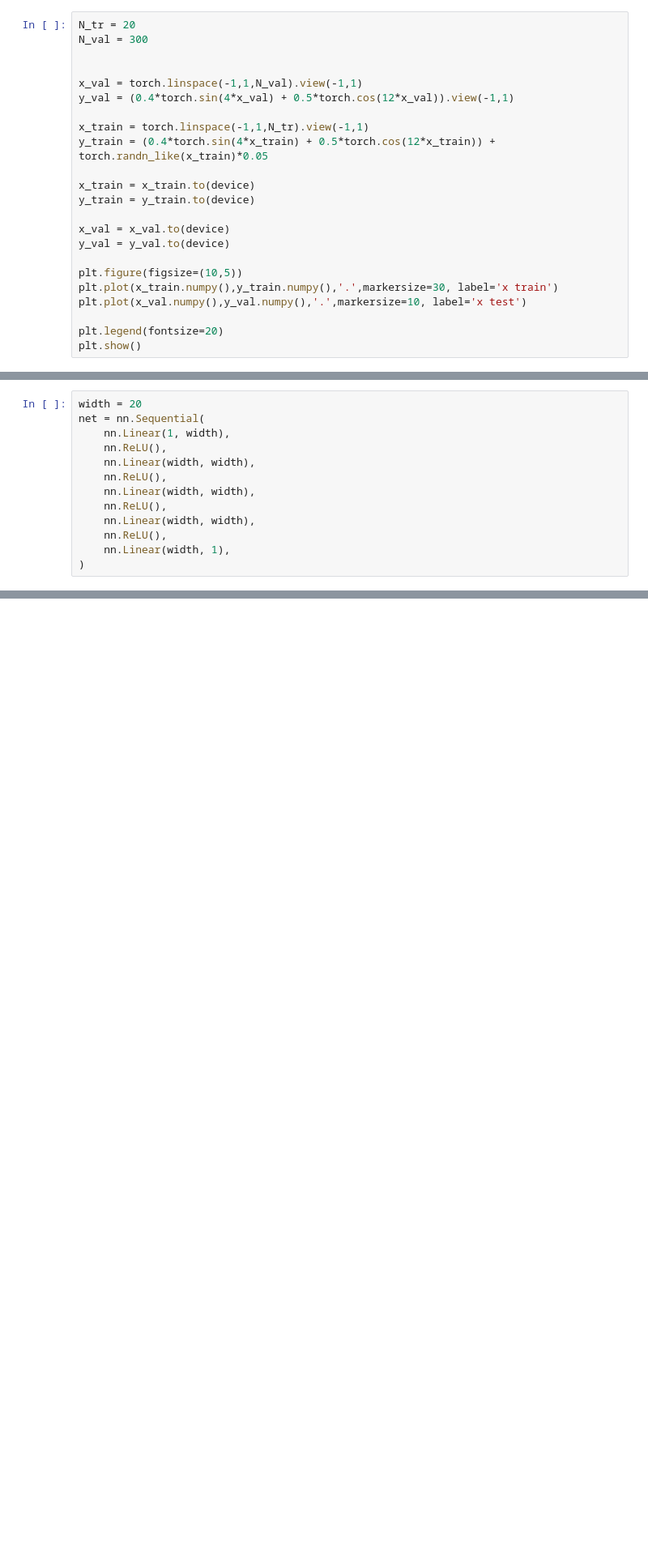
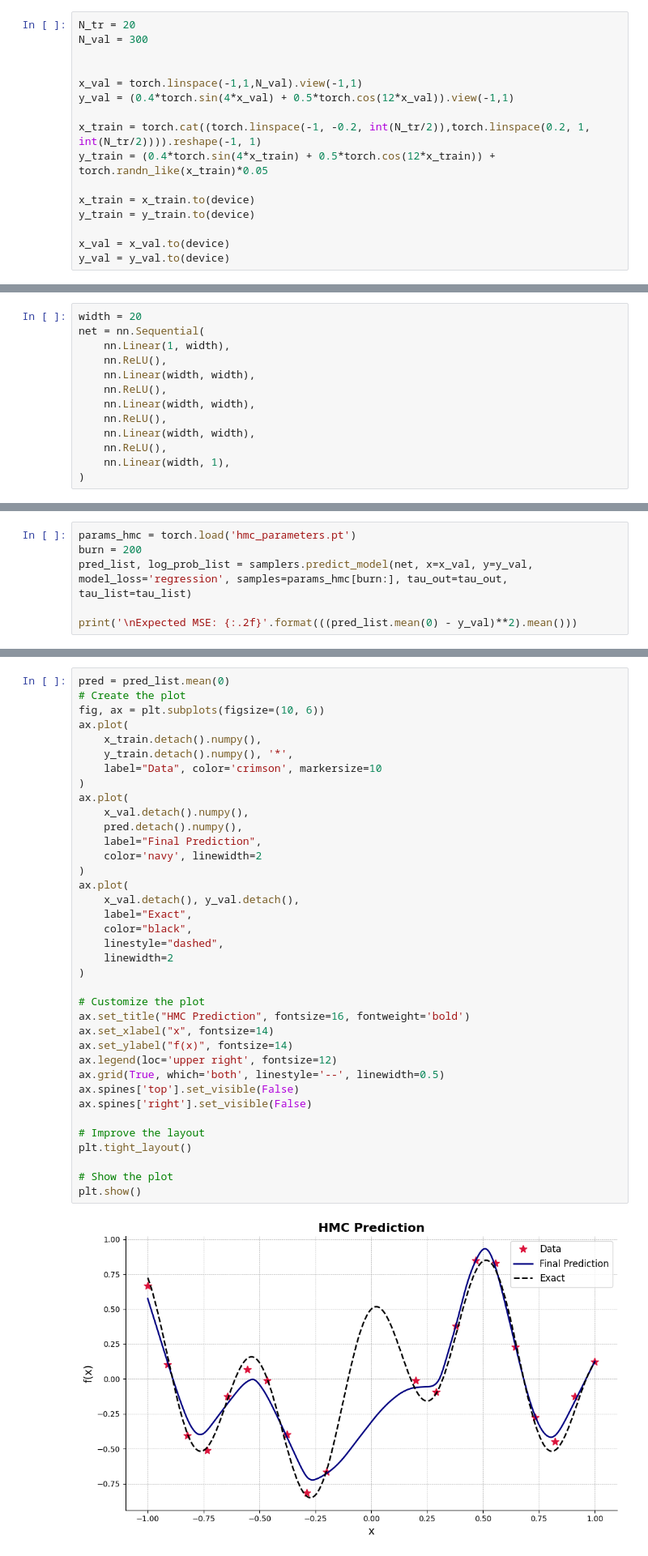
Before and after one commit to ponkrshnan/SIAM_MS24_tutorial, a Jupyter notebook: Bayesian_networks/HMC/Bayesian_HMC.ipynb, the cells around one changed output, grey strips where cells are left out. Shown: that part at 81% size. Drawn from its saved outputs; the diff is of its cells as text; blank space fills up the shorter version.

```diff
--- a/Bayesian_networks/HMC/Bayesian_HMC.ipynb
+++ b/Bayesian_networks/HMC/Bayesian_HMC.ipynb
@@ -16,7 +25,7 @@ N_val = 300
 x_val = torch.linspace(-1,1,N_val).view(-1,1)
 y_val = (0.4*torch.sin(4*x_val) + 0.5*torch.cos(12*x_val)).view(-1,1)
 
-x_train = torch.linspace(-1,1,N_tr).view(-1,1)
+x_train = torch.cat((torch.linspace(-1, -0.2, int(N_tr/2)),torch.linspace(0.2, 1, int(N_tr/2)))).reshape(-1, 1)
 y_train = (0.4*torch.sin(4*x_train) + 0.5*torch.cos(12*x_train)) + torch.randn_like(x_train)*0.05
 
 x_train = x_train.to(device)
@@ -24,10 +33,3 @@ y_train = y_train.to(device)
 
 x_val = x_val.to(device)
 y_val = y_val.to(device)
-
-plt.figure(figsize=(10,5))
-plt.plot(x_train.numpy(),y_train.numpy(),'.',markersize=30, label='x train')
-plt.plot(x_val.numpy(),y_val.numpy(),'.',markersize=10, label='x test')
-
-plt.legend(fontsize=20)
-plt.show()
@@ -100,0 +82,6 @@ Expected MSE: 0.01
+# %%
+params_hmc = torch.load('hmc_parameters.pt')
+burn = 200
+pred_list, log_prob_list = samplers.predict_model(net, x=x_val, y=y_val, model_loss='regression', samples=params_hmc[burn:], tau_out=tau_out, tau_list=tau_list)
+
+print('\nExpected MSE: {:.2f}'.format(((pred_list.mean(0) - y_val)**2).mean()))
@@ -100,0 +90,39 @@ Expected MSE: 0.01
+# %%
+pred = pred_list.mean(0)
+# Create the plot
+fig, ax = plt.subplots(figsize=(10, 6))
+ax.plot(
+    x_train.detach().numpy(),
+    y_train.detach().numpy(), '*',
+    label="Data", color='crimson', markersize=10
+)
+ax.plot(
+    x_val.detach().numpy(),
+    pred.detach().numpy(),
+    label="Final Prediction",
+    color='navy', linewidth=2
+)
+ax.plot(
+    x_val.detach(), y_val.detach(),
+    label="Exact",
+    color="black",
+    linestyle="dashed",
+    linewidth=2
+)
+
+# Customize the plot
+ax.set_title("HMC Prediction", fontsize=16, fontweight='bold')
+ax.set_xlabel("x", fontsize=14)
+ax.set_ylabel("f(x)", fontsize=14)
+ax.legend(loc='upper right', fontsize=12)
+ax.grid(True, which='both', linestyle='--', linewidth=0.5)
+ax.spines['top'].set_visible(False)
+ax.spines['right'].set_visible(False)
+
+# Improve the layout
+plt.tight_layout()
+
+# Show the plot
+plt.show()
+# %% [output]
+[figure, added]
```
Also changed, not shown: parts of 17 cells of this notebook, 8 other files.
